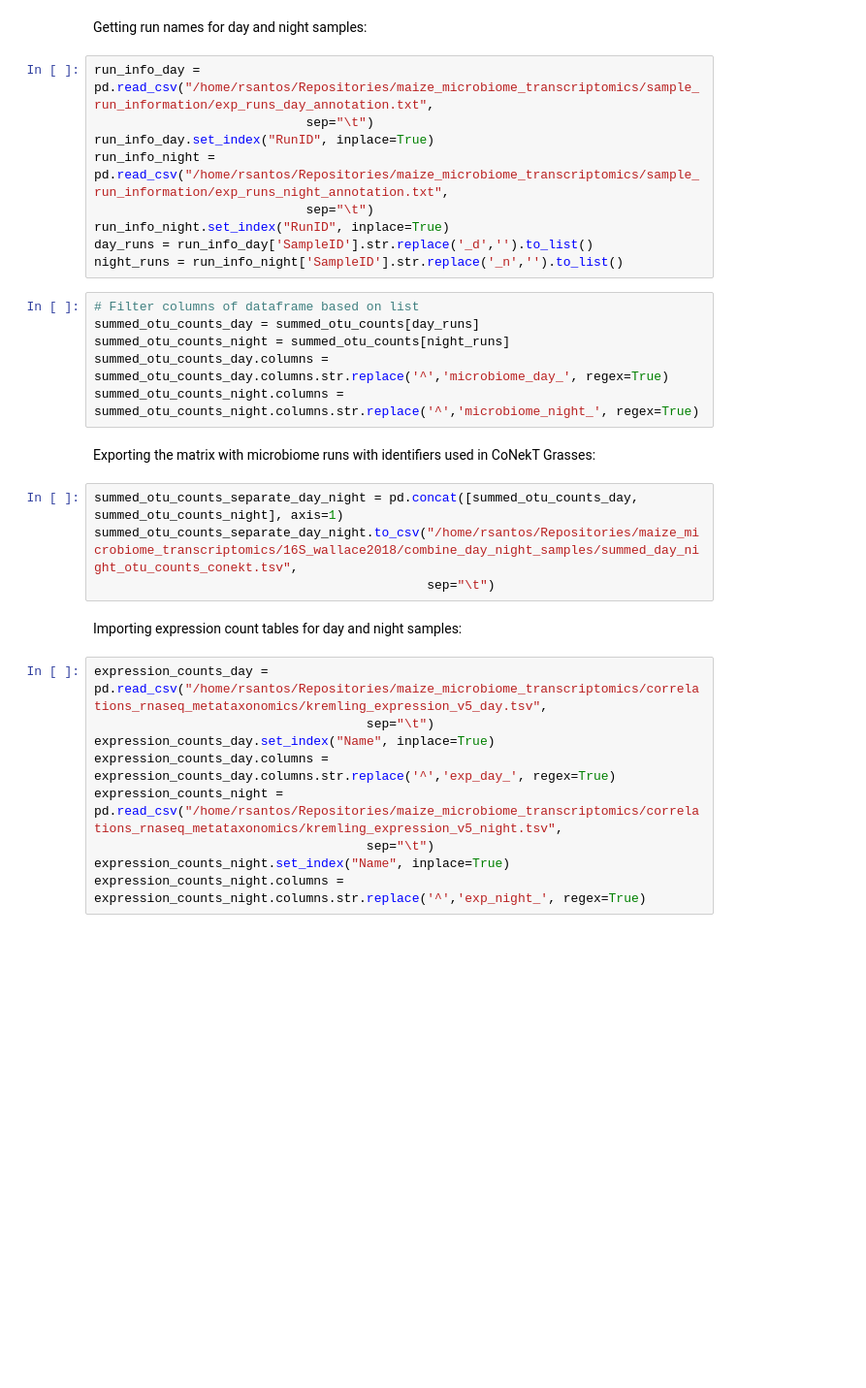
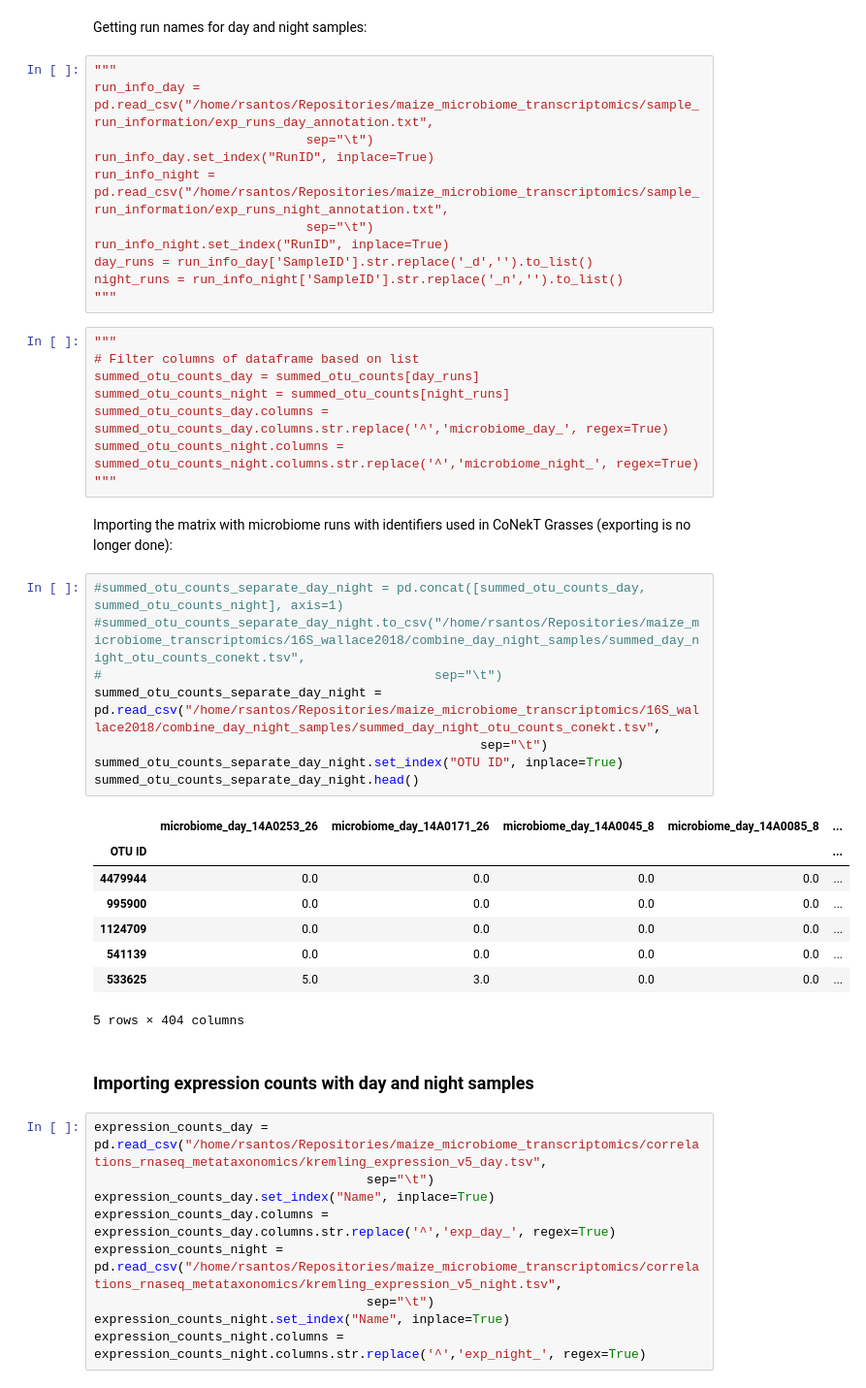
Before and after one commit to SantosRAC/maize_microbiome_transcriptomics, a Jupyter notebook: poster_presentation_notebooks/plant_center_retreat_2024/normalize_filter_conekt.ipynb, the cells around one changed output. Shown at 97% size. Saved outputs shown, nothing was run; the diff lists cells and outputs as text; blank space fills up the shorter version.

```diff
--- a/poster_presentation_notebooks/plant_center_retreat_2024/normalize_filter_conekt.ipynb
+++ b/poster_presentation_notebooks/plant_center_retreat_2024/normalize_filter_conekt.ipynb
@@ -25,6 +48,7 @@ summed_otu_counts.head()
 # %% [markdown]
 Getting run names for day and night samples:
 # %%
+"""
 run_info_day = pd.read_csv("/home/rsantos/Repositories/maize_microbiome_transcriptomics/sample_run_information/exp_runs_day_annotation.txt",
                             sep="\t")
 run_info_day.set_index("RunID", inplace=True)
@@ -33,20 +57,36 @@ run_info_night = pd.read_csv("/home/rsantos/Repositories/maize_microbiome_transc
 run_info_night.set_index("RunID", inplace=True)
 day_runs = run_info_day['SampleID'].str.replace('_d','').to_list()
 night_runs = run_info_night['SampleID'].str.replace('_n','').to_list()
+"""
 # %%
+"""
 # Filter columns of dataframe based on list
 summed_otu_counts_day = summed_otu_counts[day_runs]
 summed_otu_counts_night = summed_otu_counts[night_runs]
 summed_otu_counts_day.columns = summed_otu_counts_day.columns.str.replace('^','microbiome_day_', regex=True)
 summed_otu_counts_night.columns = summed_otu_counts_night.columns.str.replace('^','microbiome_night_', regex=True)
+"""
 # %% [markdown]
-Exporting the matrix with microbiome runs with identifiers used in CoNekT Grasses:
+Importing the matrix with microbiome runs with identifiers used in CoNekT Grasses (exporting is no longer done):
 # %%
-summed_otu_counts_separate_day_night = pd.concat([summed_otu_counts_day, summed_otu_counts_night], axis=1)
-summed_otu_counts_separate_day_night.to_csv("/home/rsantos/Repositories/maize_microbiome_transcriptomics/16S_wallace2018/combine_day_night_samples/summed_day_night_otu_counts_conekt.tsv",
-                                            sep="\t")
+#summed_otu_counts_separate_day_night = pd.concat([summed_otu_counts_day, summed_otu_counts_night], axis=1)
+#summed_otu_counts_separate_day_night.to_csv("/home/rsantos/Repositories/maize_microbiome_transcriptomics/16S_wallace2018/combine_day_night_samples/summed_day_night_otu_counts_conekt.tsv",
+#                                            sep="\t")
+summed_otu_counts_separate_day_night = pd.read_csv("/home/rsantos/Repositories/maize_microbiome_transcriptomics/16S_wallace2018/combine_day_night_samples/summed_day_night_otu_counts_conekt.tsv",
+                                                   sep="\t")
+summed_otu_counts_separate_day_night.set_index("OTU ID", inplace=True)
+summed_otu_counts_separate_day_night.head()
+# %% [output]
+|  | microbiome_day_14A0253_26 | microbiome_day_14A0171_26 | microbiome_day_14A0045_8 | microbiome_day_14A0085_8 | ... |
+| OTU ID |  |  |  |  | ... |
+| 4479944 | 0.0 | 0.0 | 0.0 | 0.0 | ... |
+| 995900 | 0.0 | 0.0 | 0.0 | 0.0 | ... |
+| 1124709 | 0.0 | 0.0 | 0.0 | 0.0 | ... |
+| 541139 | 0.0 | 0.0 | 0.0 | 0.0 | ... |
+| 533625 | 5.0 | 3.0 | 0.0 | 0.0 | ... |
+5 rows × 404 columns
 # %% [markdown]
-Importing expression count tables for day and night samples:
+### Importing expression counts with day and night samples
 # %%
 expression_counts_day = pd.read_csv("/home/rsantos/Repositories/maize_microbiome_transcriptomics/correlations_rnaseq_metataxonomics/kremling_expression_v5_day.tsv",
                                     sep="\t")
```
Also changed, not shown: parts of 25 cells of this notebook.
